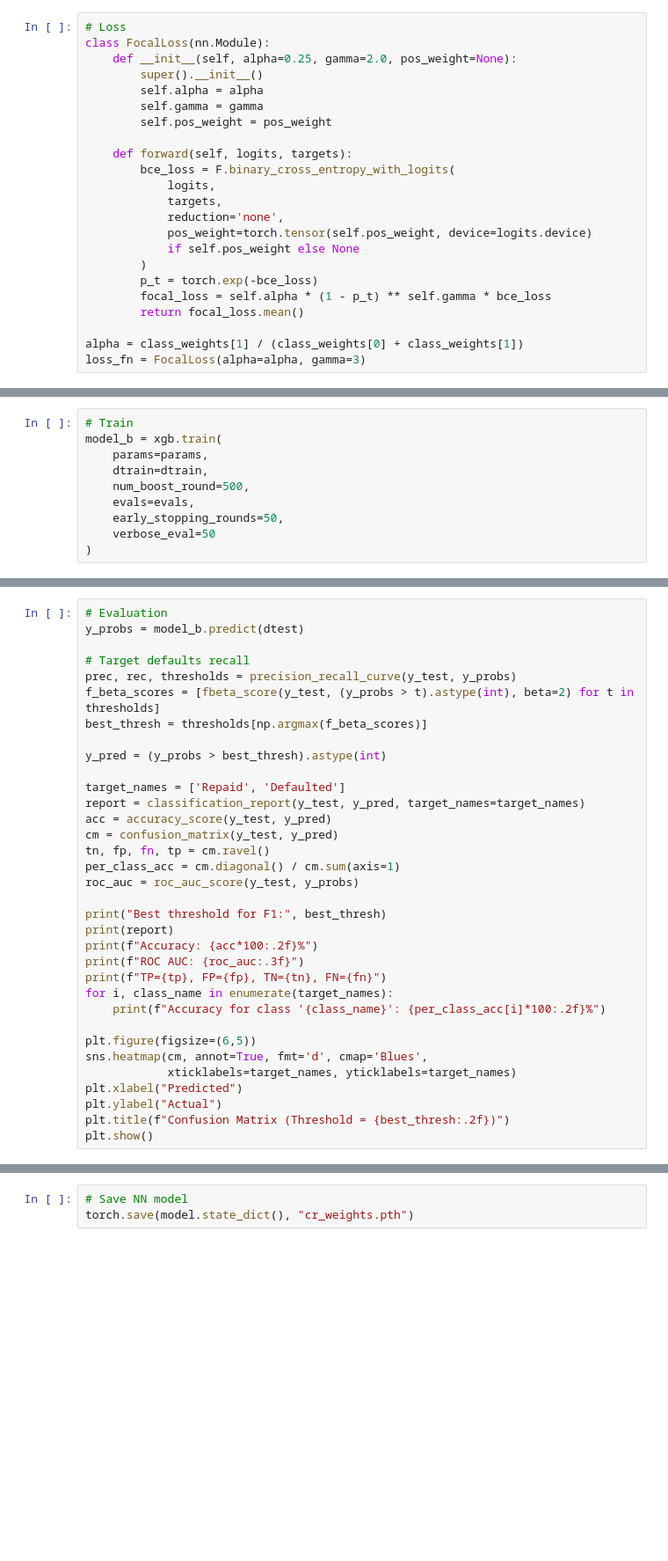
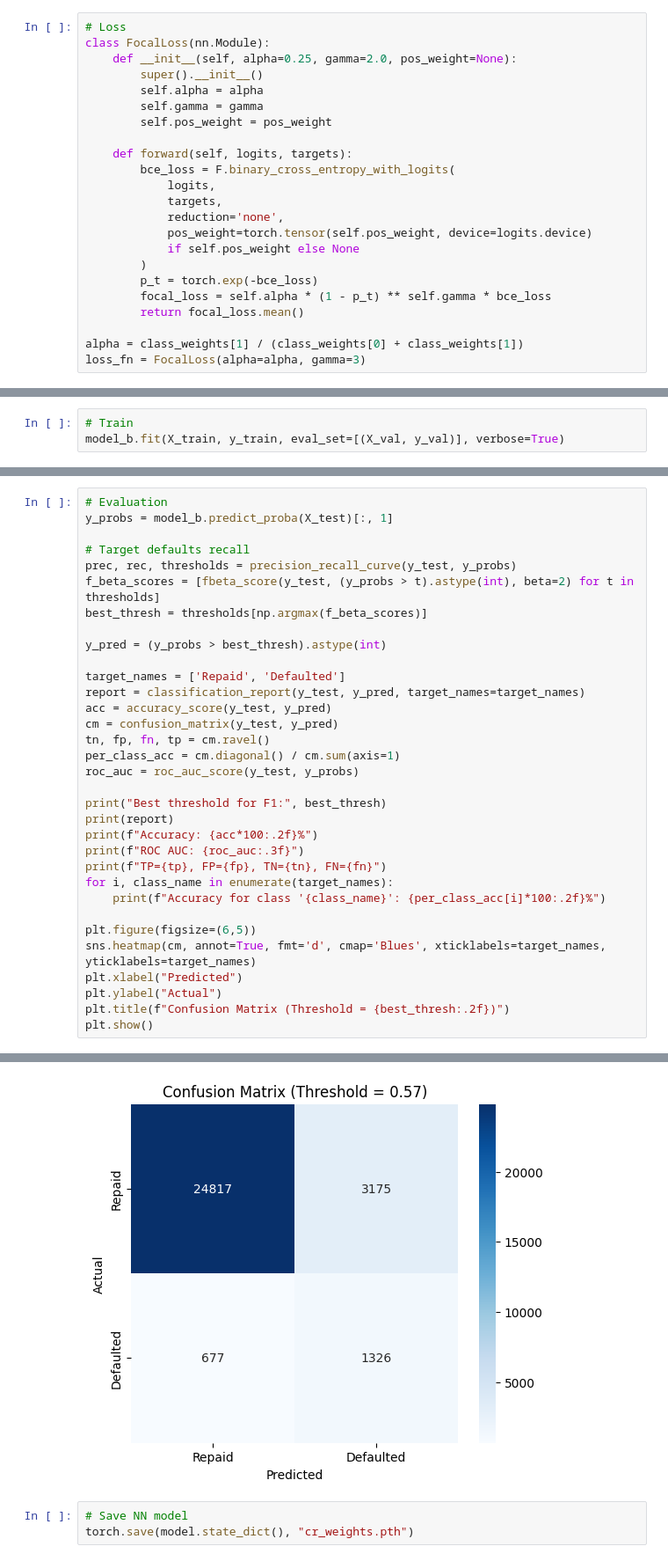
Before and after one commit to sunnysunny77/loan, a Jupyter notebook: cr.ipynb, the cells around one changed output, grey strips where cells are left out. Shown at 88% size. Cells and saved outputs as stored; diff of their text form; blank space fills up the shorter version.

```diff
--- a/cr.ipynb
+++ b/cr.ipynb
@@ -1242,11 +1100,4 @@ scale_pos_weight: 13.9705329153605
 # %%
 # Train
-model_b = xgb.train(
-    params=params,
-    dtrain=dtrain,
-    num_boost_round=500,
-    evals=evals,
-    early_stopping_rounds=50,
-    verbose_eval=50
-)
+model_b.fit(X_train, y_train, eval_set=[(X_val, y_val)], verbose=True)
 # %% [output]
@@ -1259,6 +1132,6 @@ model_b = xgb.train(
 # %%
 # Evaluation
-y_probs = model_b.predict(dtest)
+y_probs = model_b.predict_proba(X_test)[:, 1]
 
 # Target defaults recall
 prec, rec, thresholds = precision_recall_curve(y_test, y_probs)
@@ -1284,9 +1157,9 @@ for i, class_name in enumerate(target_names):
     print(f"Accuracy for class '{class_name}': {per_class_acc[i]*100:.2f}%")
 
 plt.figure(figsize=(6,5))
-sns.heatmap(cm, annot=True, fmt='d', cmap='Blues',
-            xticklabels=target_names, yticklabels=target_names)
+sns.heatmap(cm, annot=True, fmt='d', cmap='Blues', xticklabels=target_names, yticklabels=target_names)
 plt.xlabel("Predicted")
 plt.ylabel("Actual")
 plt.title(f"Confusion Matrix (Threshold = {best_thresh:.2f})")
 plt.show()
+# %% [output]
@@ -1293,3 +1181,4 @@ plt.show()
+[figure, added]
 # %%
 # Save NN model
 torch.save(model.state_dict(), "cr_weights.pth")
```
Also changed, not shown: parts of 25 cells of this notebook, 2 other files.
